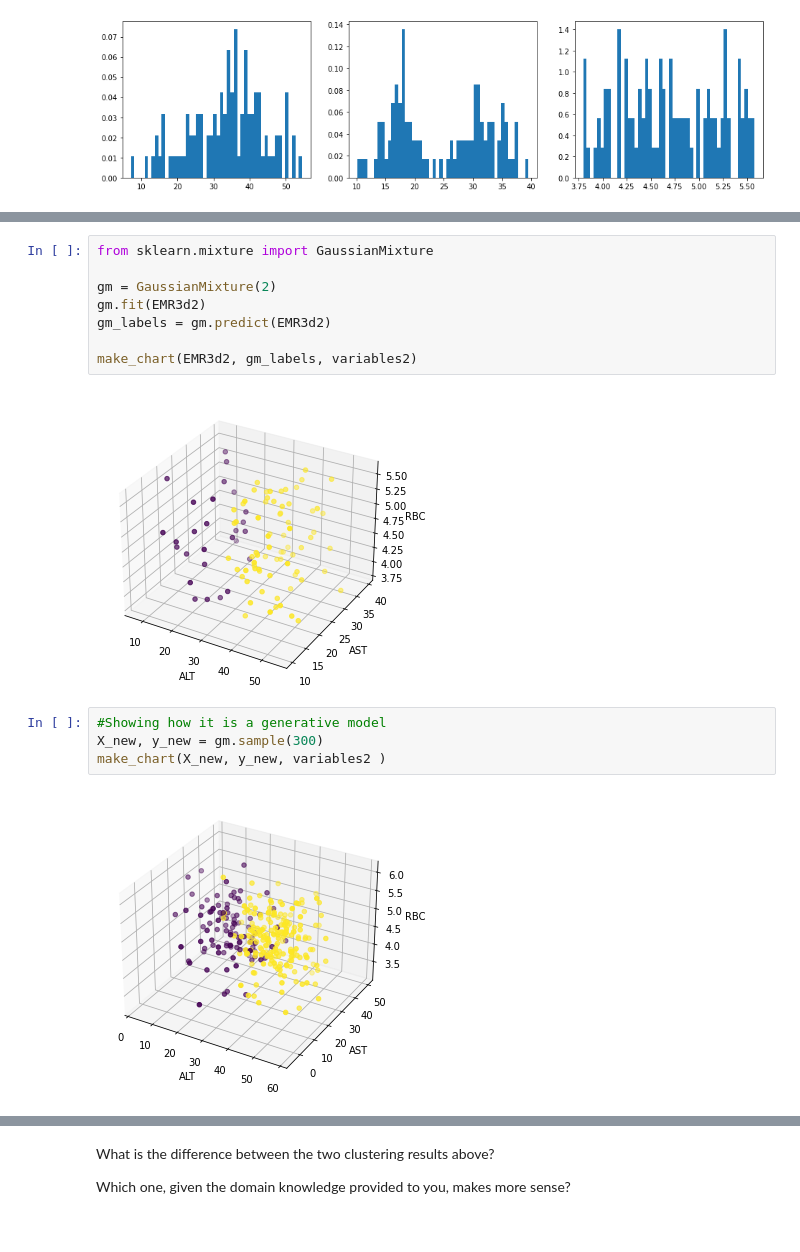
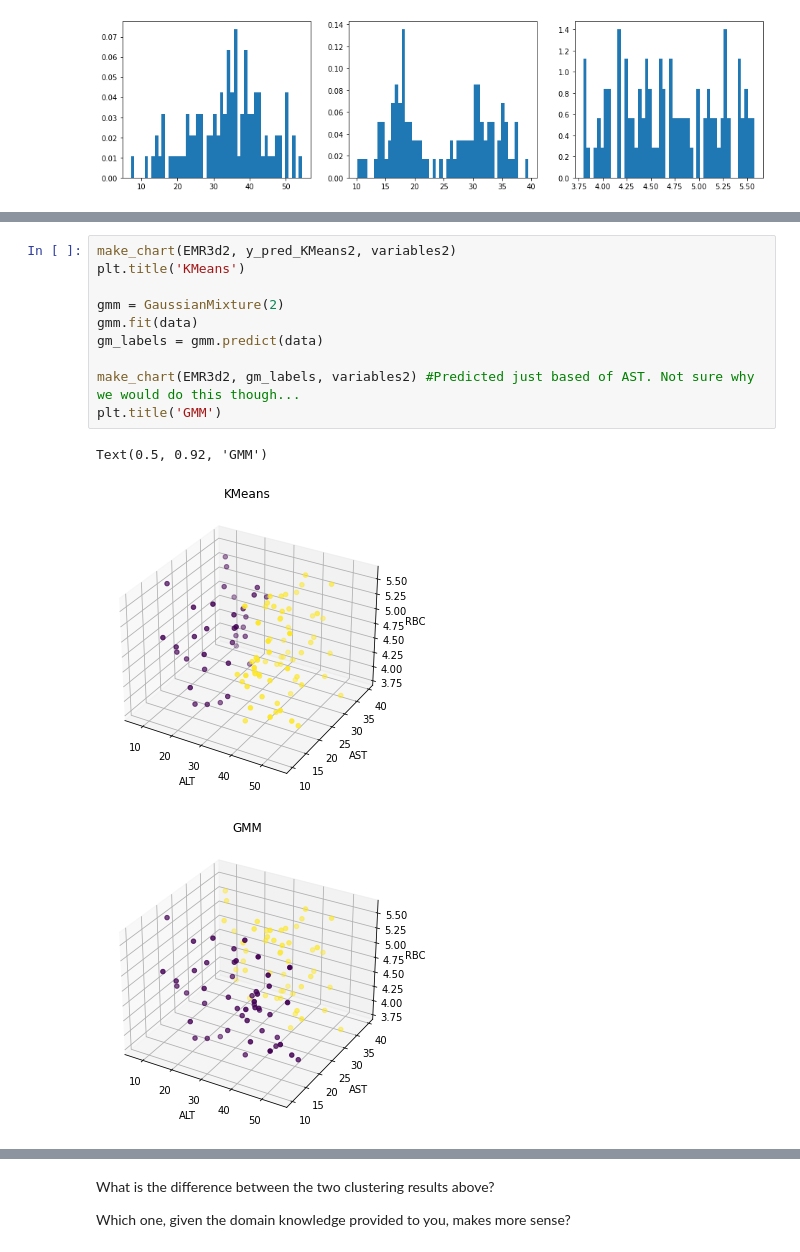
Before and after one commit to Shuaf98/y-data, a Jupyter notebook: ydata_unsupervised_learning/lecture1_intro_kmeans/HW1_Clustering.ipynb, the cells around one changed output, grey strips where cells are left out. Drawn from its saved outputs; the diff is of its cells as text.

```diff
--- a/ydata_unsupervised_learning/lecture1_intro_kmeans/HW1_Clustering.ipynb
+++ b/ydata_unsupervised_learning/lecture1_intro_kmeans/HW1_Clustering.ipynb
@@ -321,17 +328,15 @@ plt.show()
 [figure]
-# %%
-from sklearn.mixture import GaussianMixture
-
-gm = GaussianMixture(2)
-gm.fit(EMR3d2)
-gm_labels = gm.predict(EMR3d2)
-
-make_chart(EMR3d2, gm_labels, variables2)
-# %% [output]
-[figure, removed]
-# %%
-#Showing how it is a generative model
-X_new, y_new = gm.sample(300)
-make_chart(X_new, y_new, variables2 )
-# %% [output]
-[figure, removed]
+# %%
+make_chart(EMR3d2, y_pred_KMeans2, variables2)
+plt.title('KMeans')
+
+gmm = GaussianMixture(2)
+gmm.fit(data)
+gm_labels = gmm.predict(data)
+
+make_chart(EMR3d2, gm_labels, variables2) #Predicted just based of AST. Not sure why we would do this though...
+plt.title('GMM')
+# %% [output]
+Text(0.5, 0.92, 'GMM')
+[figure, added]
+[figure, added]
```
Also changed, not shown: parts of 8 cells of this notebook.
